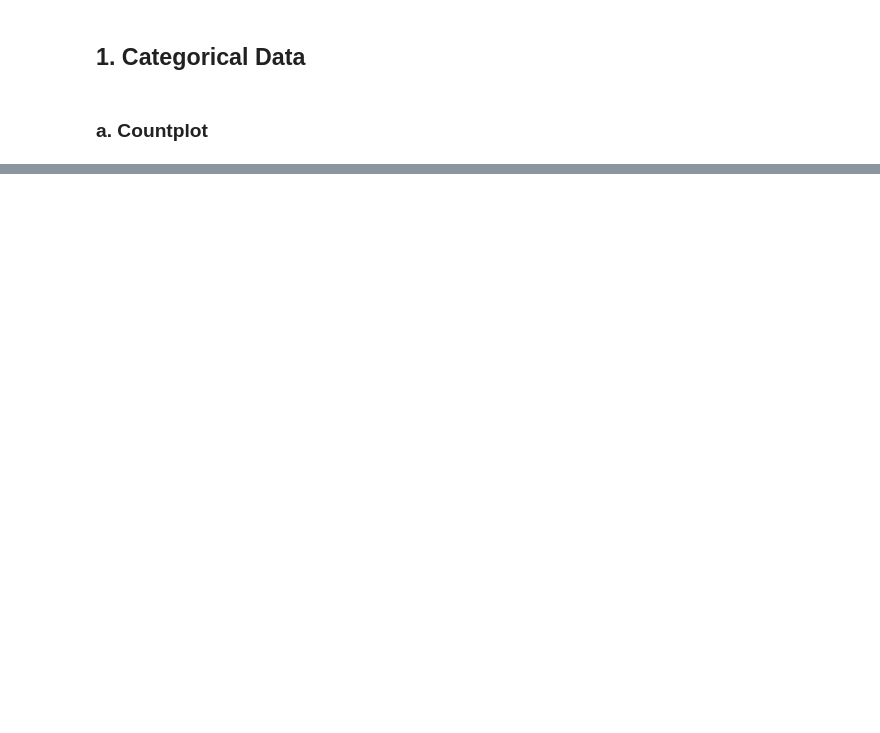
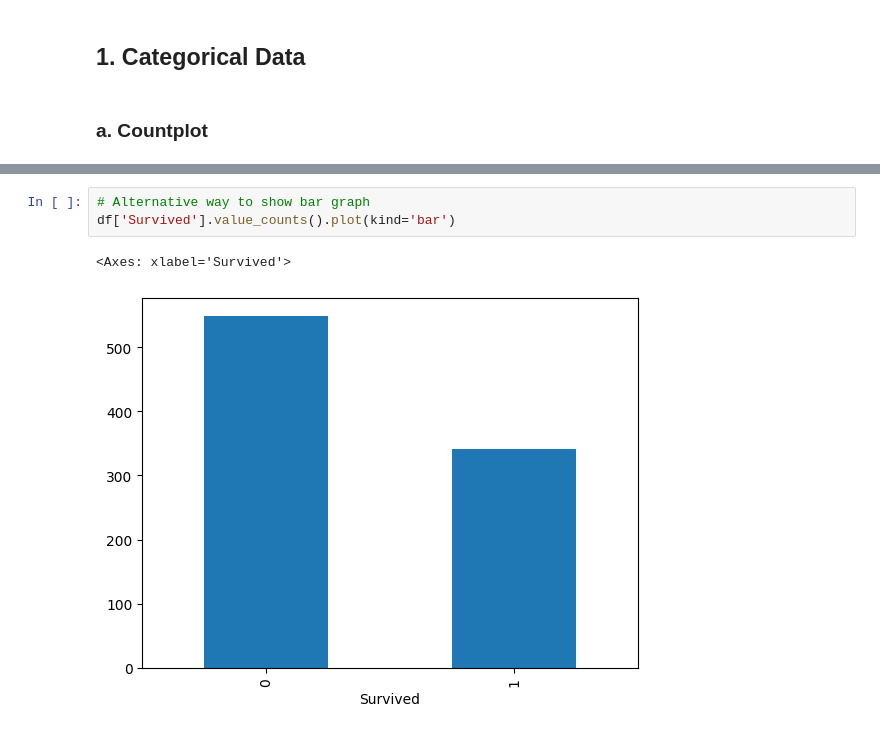
Before and after one commit to imabhishekc/100-days-of-ML, a Jupyter notebook: 8_Exploratory_Data_Analysis/EDA_using_Univariate_Analysis.ipynb, the cells around one changed output, grey strips where cells are left out. Drawn from its saved outputs; the diff is of its cells as text; blank space fills up the shorter version.

```diff
--- a/8_Exploratory_Data_Analysis/EDA_using_Univariate_Analysis.ipynb
+++ b/8_Exploratory_Data_Analysis/EDA_using_Univariate_Analysis.ipynb
@@ -19,0 +53,6 @@ df.head()
+# %%
+# Alternative way to show bar graph
+df['Survived'].value_counts().plot(kind='bar')
+# %% [output]
+<Axes: xlabel='Survived'>
+[figure, added]
```
Also changed, not shown: parts of 19 cells of this notebook.
